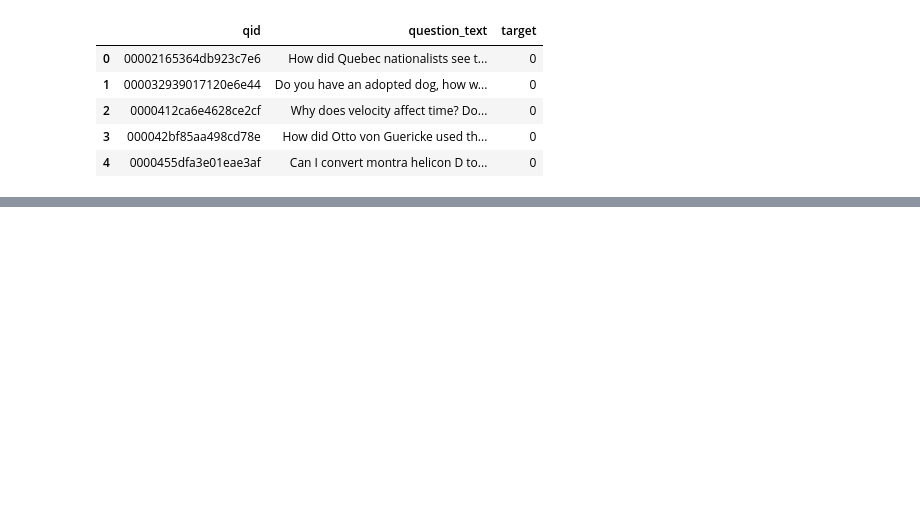
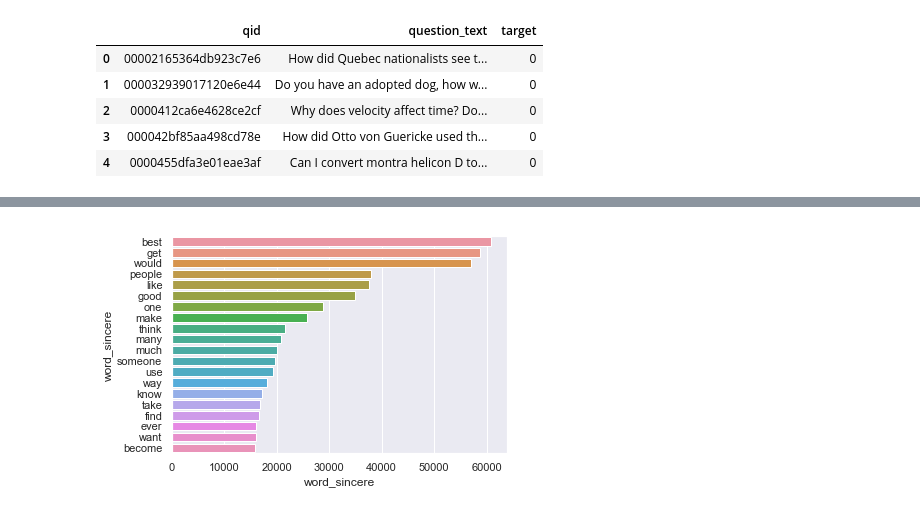
Before and after one commit to moneynass/Kaggle_competition_quora, a Jupyter notebook: notebooks/Kaggle_competition_quora.ipynb, the cells around one changed output, grey strips where cells are left out. Saved outputs shown, nothing was run; the diff lists cells and outputs as text; code cells hidden in the pictures; blank space fills up the shorter version.

```diff
--- a/notebooks/Kaggle_competition_quora.ipynb
+++ b/notebooks/Kaggle_competition_quora.ipynb
@@ -30,0 +146,24 @@ df_train.head()
+# %%
+#thanks to https://www.kaggle.com/kaosmonkey/visualize-sincere-vs-insincere-words
+class Vocabulary(object):
+
+    def __init__(self):
+        self.vocab = {}
+        self.STOPWORDS = set()
+        self.STOPWORDS = set(stopwords.words('english'))
+
+    def build_vocab(self, lines):
+        for line in lines:
+            for word in line.split(' '):
+                word = word.lower()
+                if (word in self.STOPWORDS):
+                    continue
+                if (word not in self.vocab):
+                    self.vocab[word] = 0
+                self.vocab[word] +=1
+# %%
+sincere_vocab = Vocabulary()
+sincere_vocab.build_vocab(df_train[df_train['target'] == 0]['question_text'])
+sincere_vocabulary = sorted(sincere_vocab.vocab.items(), reverse=True, key=lambda kv: kv[1])
+for word, count in sincere_vocabulary[:20]:
+    print(word, count)
@@ -30,0 +218,3 @@ df_train.head()
+# %%
+df_sincere_vocab = pd.DataFrame(sincere_vocabulary, columns=['word_sincere', 'frequency'])
+df_sincere_vocab.head()
@@ -30,0 +238,5 @@ df_train.head()
+# %%
+ax1 = sns.barplot(y='word_sincere', x='frequency', data=df_sincere_vocab[:20])
+ax1.set_xlabel('word_sincere');
+# %% [output]
+[figure, added]
```
Also changed, not shown: parts of 50 cells of this notebook.
